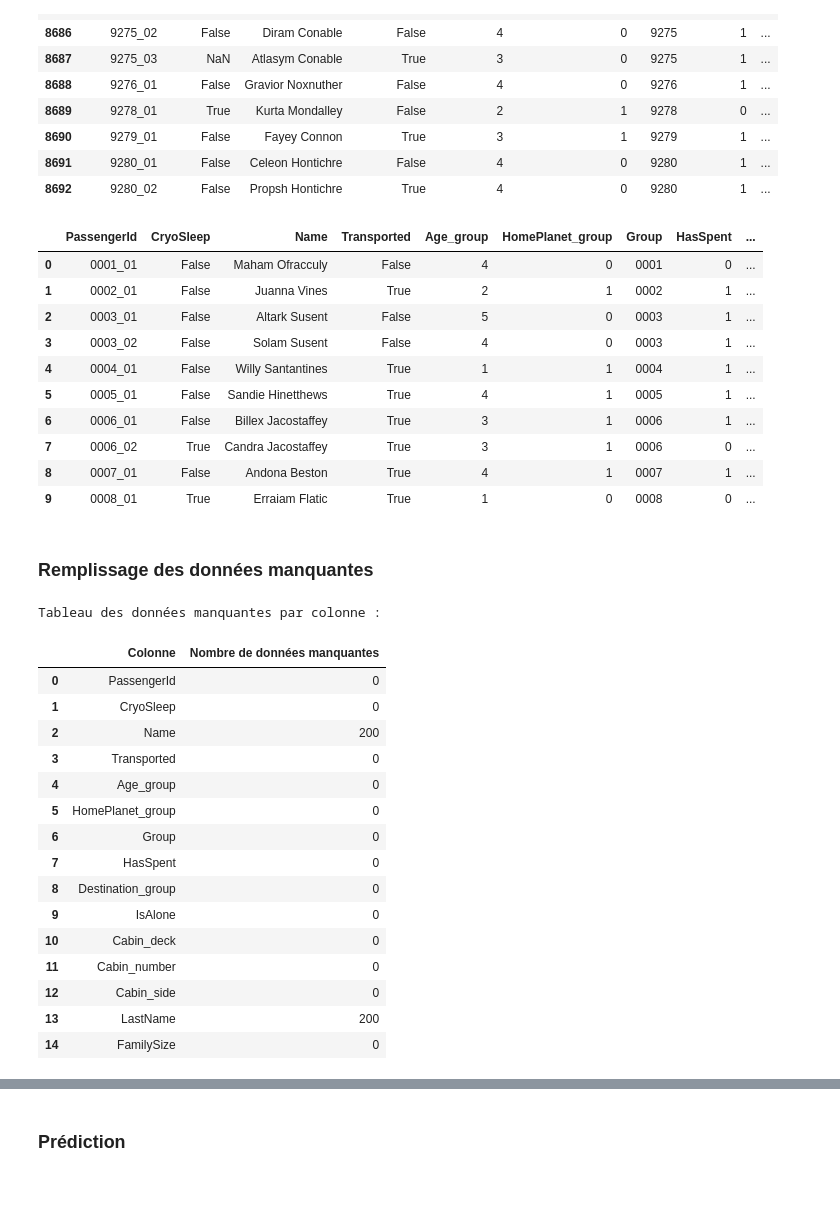
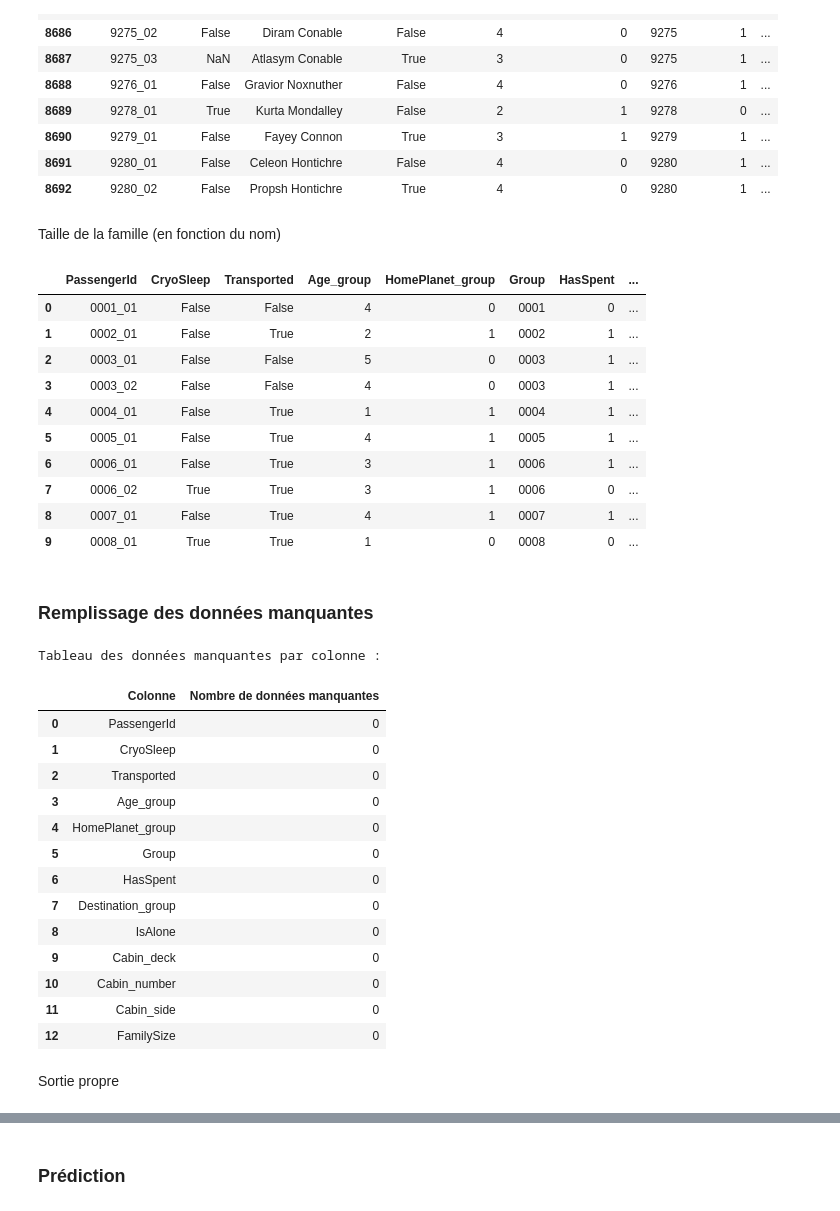
Before and after one commit to jnsalexis/kaggle-titanic-spaceship, a Jupyter notebook: main.ipynb, the cells around one changed output, grey strips where cells are left out. Drawn from its saved outputs; the diff is of its cells as text; code cells hidden in the pictures.

```diff
--- a/main.ipynb
+++ b/main.ipynb
@@ -355,41 +365,47 @@ train.tail(10)
 | 8690 | 9279_01 | False | Fayey Connon | True | 3 | 1 | 9279 | 1 | ... |
 | 8691 | 9280_01 | False | Celeon Hontichre | False | 4 | 0 | 9280 | 1 | ... |
 | 8692 | 9280_02 | False | Propsh Hontichre | True | 4 | 0 | 9280 | 1 | ... |
+# %% [markdown]
+Taille de la famille (en fonction du nom)
 # %%
 # Calculate family size from last name
 # Extract last name from Name column
 train['LastName'] = train['Name'].str.split(' ').str[-1]
 test['LastName'] = test['Name'].str.split(' ').str[-1]
 
 # Calculate family size by counting occurrences of each last name
 train_family_sizes = train['LastName'].value_counts()
 test_family_sizes = test['LastName'].value_counts()
 
 # Map family sizes to each passenger
 train['FamilySize'] = train['LastName'].map(train_family_sizes)
 test['FamilySize'] = test['LastName'].map(test_family_sizes)
 
 # Fill NaN values with 1 (individual passenger)
 train['FamilySize'] = train['FamilySize'].fillna(1)
 test['FamilySize'] = test['FamilySize'].fillna(1)
 
 # Convert to integer
 train['FamilySize'] = train['FamilySize'].astype(int)
 test['FamilySize'] = test['FamilySize'].astype(int)
 
+train.drop(columns=['LastName', 'Name'], inplace=True)
+test.drop(columns=['LastName', 'Name'], inplace=True)
+
+
 train.head(10)
 # %% [output]
-|  | PassengerId | CryoSleep | Name | Transported | Age_group | HomePlanet_group | Group | HasSpent | ... |
-| 0 | 0001_01 | False | Maham Ofracculy | False | 4 | 0 | 0001 | 0 | ... |
-| 1 | 0002_01 | False | Juanna Vines | True | 2 | 1 | 0002 | 1 | ... |
-| 2 | 0003_01 | False | Altark Susent | False | 5 | 0 | 0003 | 1 | ... |
-| 3 | 0003_02 | False | Solam Susent | False | 4 | 0 | 0003 | 1 | ... |
-| 4 | 0004_01 | False | Willy Santantines | True | 1 | 1 | 0004 | 1 | ... |
-| 5 | 0005_01 | False | Sandie Hinetthews | True | 4 | 1 | 0005 | 1 | ... |
-| 6 | 0006_01 | False | Billex Jacostaffey | True | 3 | 1 | 0006 | 1 | ... |
-| 7 | 0006_02 | True | Candra Jacostaffey | True | 3 | 1 | 0006 | 0 | ... |
-| 8 | 0007_01 | False | Andona Beston | True | 4 | 1 | 0007 | 1 | ... |
-| 9 | 0008_01 | True | Erraiam Flatic | True | 1 | 0 | 0008 | 0 | ... |
+|  | PassengerId | CryoSleep | Transported | Age_group | HomePlanet_group | Group | HasSpent | ... |
+| 0 | 0001_01 | False | False | 4 | 0 | 0001 | 0 | ... |
+| 1 | 0002_01 | False | True | 2 | 1 | 0002 | 1 | ... |
+| 2 | 0003_01 | False | False | 5 | 0 | 0003 | 1 | ... |
+| 3 | 0003_02 | False | False | 4 | 0 | 0003 | 1 | ... |
+| 4 | 0004_01 | False | True | 1 | 1 | 0004 | 1 | ... |
+| 5 | 0005_01 | False | True | 4 | 1 | 0005 | 1 | ... |
+| 6 | 0006_01 | False | True | 3 | 1 | 0006 | 1 | ... |
+| 7 | 0006_02 | True | True | 3 | 1 | 0006 | 0 | ... |
+| 8 | 0007_01 | False | True | 4 | 1 | 0007 | 1 | ... |
+| 9 | 0008_01 | True | True | 1 | 0 | 0008 | 0 | ... |
 # %% [markdown]
 ### Remplissage des données manquantes
 # %%
@@ -414,19 +430,19 @@ Tableau des données manquantes par colonne :
 |  | Colonne | Nombre de données manquantes |
 | 0 | PassengerId | 0 |
 | 1 | CryoSleep | 0 |
-| 2 | Name | 200 |
-| 3 | Transported | 0 |
-| 4 | Age_group | 0 |
-| 5 | HomePlanet_group | 0 |
-| 6 | Group | 0 |
-| 7 | HasSpent | 0 |
-| 8 | Destination_group | 0 |
-| 9 | IsAlone | 0 |
-| 10 | Cabin_deck | 0 |
-| 11 | Cabin_number | 0 |
-| 12 | Cabin_side | 0 |
-| 13 | LastName | 200 |
-| 14 | FamilySize | 0 |
+| 2 | Transported | 0 |
+| 3 | Age_group | 0 |
+| 4 | HomePlanet_group | 0 |
+| 5 | Group | 0 |
+| 6 | HasSpent | 0 |
+| 7 | Destination_group | 0 |
+| 8 | IsAlone | 0 |
+| 9 | Cabin_deck | 0 |
+| 10 | Cabin_number | 0 |
+| 11 | Cabin_side | 0 |
+| 12 | FamilySize | 0 |
+# %% [markdown]
+Sortie propre
 # %%
 train.head(10)
 # %% [output]
```
Also changed, not shown: parts of 8 cells of this notebook.
